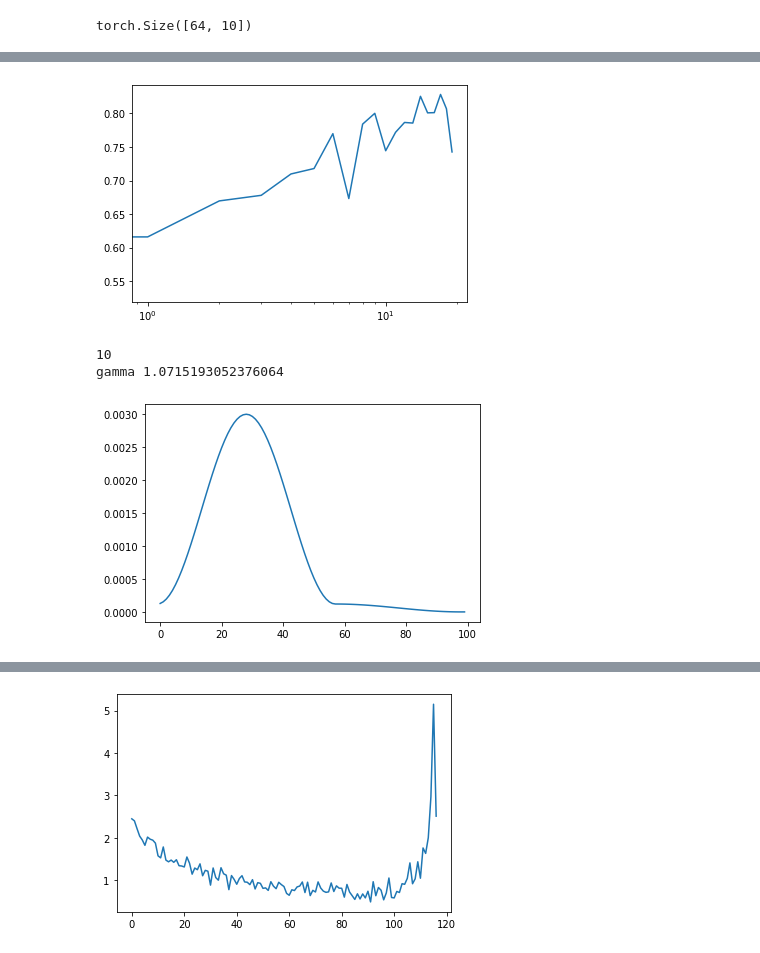
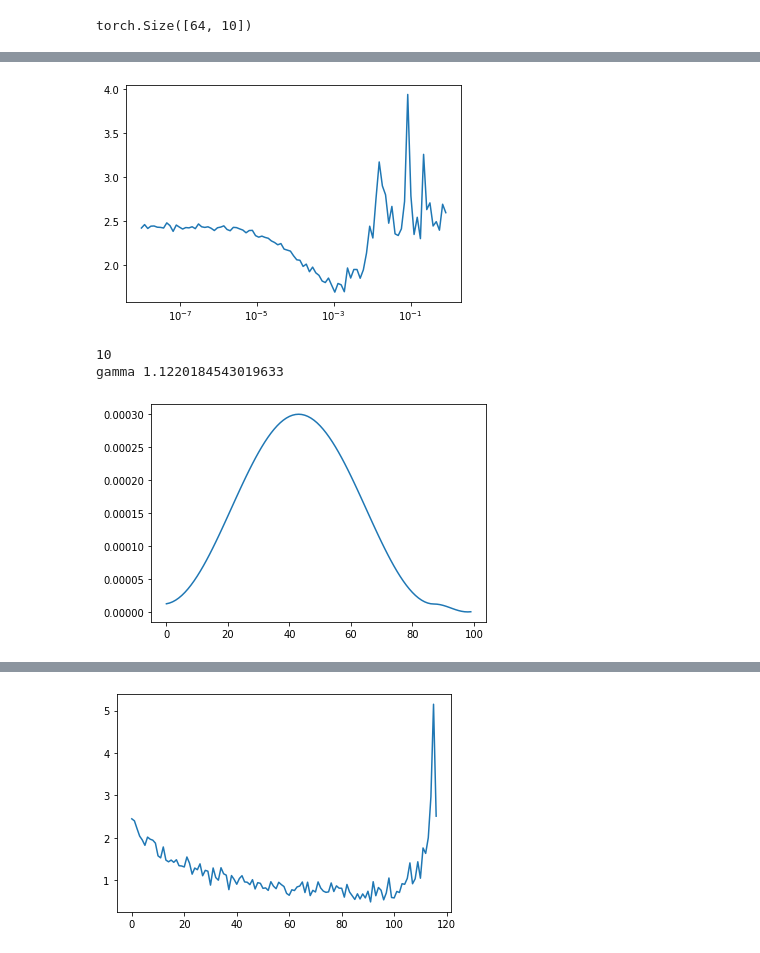
Before and after one commit to eisbetterthanpi/pytorch, a Jupyter notebook: fast.ipynb, the cells around one changed output, grey strips where cells are left out. Saved outputs shown, nothing was run; the diff lists cells and outputs as text; code cells hidden in the pictures.

```diff
--- a/fast.ipynb
+++ b/fast.ipynb
@@ -298,13 +298,7 @@ def test(dataloader, model, loss_fn, verbose=True):
 num_iter=20
 start_lr=3e-5
 end_lr= 3e-0
-# train_batches=100
-# test_batches=20
 loss_fn = nn.CrossEntropyLoss()
-# optimizer = torch.optim.AdamW(model.parameters(), lr=start_lr, betas=(0.9, 0.999), eps=1e-08, weight_decay=1e-2)
-# optimizer = torch.optim.AdamW(model.parameters(), lr=start_lr, betas=(0.9, 0.999), eps=1e-08, weight_decay=3e-6)
-# optimizer = torch.optim.SGD(model.parameters(), lr=start_lr, momentum=0.9)
-
 # # def lrfinder(model, optimizer, loss_fn, train_loader, start_lr=0.0001, end_lr=0.1, num_iter=20, train_batches=100, test_batches=20):
 # # def lrfinder(model, optimizer, loss_fn, train_loader, test_loader, start_lr=0.0001, end_lr=0.1, num_iter=20):
 # def lrfinder(start_lr=1e-07, end_lr=10, num_it=100): # , stop_div=True
@@ -344,18 +338,22 @@ loss_fn = nn.CrossEntropyLoss()
 #     return lr_list,acc_list
 #     # # base_lr ,max_lr
 
-def lrfinder(start_lr=1e-07, end_lr=10, num_it=100): # , stop_div=True
-    batch_size=64
+# def lrfinder(start_lr=1e-07, end_lr=10, num_iter=100): # , stop_div=True
+# def lrfinder(dataloader, start_lr=1e-5, end_lr=1e1, num_iter=200):
+def lrfinder(model1, dataloader, start_lr=1e-5, end_lr=1e1, num_iter=200):
+    scaler = torch.cuda.amp.GradScaler()
     acc_list=[]
     lr_list=[]
-    import copy
-    model1=copy.deepcopy(model)
+    loss_list=[]
+    # import copy
+    # model1 = ResNet(Bottleneck, [3,3,3], num_classes=10, num_channels=3).to(device)
+    # model1=copy.deepcopy(model)
     # for g in optimizer.param_groups: g['lr'] = start_lr
     optimizer = torch.optim.AdamW(model1.parameters(), lr=start_lr, betas=(0.9, 0.999), eps=1e-08, weight_decay=3e-6)
+    # optimizer = torch.optim.SGD(model1.parameters(), lr=start_lr, momentum=0.9)
     gamma = np.exp(np.log(end_lr/start_lr)/num_iter)
     scheduler = torch.optim.lr_scheduler.ExponentialLR(optimizer, gamma=gamma)
 
-# def strain(dataloader, model, loss_fn, optimizer, scheduler=None, verbose=True):
     size = len(dataloader.dataset)
     model.train()
     loader_iter = iter(dataloader)
@@ -364,24 +362,20 @@ def lrfinder(start_lr=1e-07, end_lr=10, num_it=100): # , stop_div=True
         x, y = next(loader_iter)
         sx, sy = x.to(device), y.to(device)
         optimizer.zero_grad()
-
         with torch.cuda.amp.autocast():
             pred = model(sx)
             loss = loss_fn(pred, sy)
         scaler.scale(loss).backward()
         scaler.step(optimizer)
         scaler.update()
-
         # loss.backward()
         # optimizer.step()
-        if (batch) % (size//(10* len(x))) == 0:
-            loss, current = loss.item(), batch * len(x)
-            if verbose: print(f"loss: {loss:>7f}  [{current:>5d}/{size:>5d}]")
 
         print("###### iter: ",t)
         lr=optimizer.param_groups[0]["lr"] # lr=scheduler.get_last_lr()[0]
-        lr_list.append(lr); loss_list.append(loss)#; acc_list.append(accuracy)
+        lr_list.append(lr); loss_list.append(loss.item())#; acc_list.append(accuracy)
         print("lr: ",lr)
+        print("loss: ",loss.item())
         # print("accuracy: ",accuracy)
 
         scheduler.step()
@@ -389,8 +383,14 @@ def lrfinder(start_lr=1e-07, end_lr=10, num_it=100): # , stop_div=True
     # # base_lr ,max_lr
 
 
+batch_size=512
+train_loader = torch.utils.data.DataLoader(train_dataset, batch_size=batch_size, shuffle=True, num_workers=4, pin_memory=True)
+model = ResNet(Bottleneck, [3,3,3], num_classes=10, num_channels=3).to(device)
+
 # lr_list, acc_list = lrfinder(model, optimizer, loss_fn, train_loader, start_lr, end_lr, num_iter, train_batches, test_batches)
 # lr_list, acc_list = lrfinder(model, optimizer, loss_fn, train_loader, test_loader, start_lr, end_lr, num_iter)
-lr_list, acc_list = lrfinder(start_lr=1e-5, end_lr=1e1, num_iter=200)
+# lr_list, acc_list = lrfinder(start_lr=1e-5, end_lr=1e1, num_iter=200)
+# lr_list, acc_list = lrfinder(train_loader, start_lr=1e-5, end_lr=1e1, num_iter=200)
+lr_list, loss_list = lrfinder(model, train_loader, start_lr=1e-8, end_lr=1e0, num_iter=97) #195(256)
 # %% [output]
 ###### iter:  0
@@ -413,12 +413,14 @@ lr:  0.05334838230116775
 # %%
 import matplotlib.pyplot as plt
 # plt.plot(lr_list,acc_list)
-plt.plot(acc_list)
+# plt.plot(acc_list)
+plt.plot(lr_list, loss_list)
+# plt.plot(lr_list[:-40], loss_list[:-40])
 plt.xscale('log')
 plt.show()
 plt.close()
 # %% [output]
-[figure, old version]
+[figure, new version]
 # %%
 
 import time
@@ -440,7 +442,7 @@ print(num_batches)
 epochs = 10 #5 20
 num_iter= epochs*num_batches #20
 
-base_lr ,max_lr = 3e-5, 3e-3
+base_lr ,max_lr = 3e-5, 3e-4
 
 # (1e-5/1e-1)=gamma**(num_batches*epochs)
 # gamma = np.exp(np.log(1e-4/1e-1)/(num_batches*epochs))
@@ -471,8 +473,8 @@ plt.plot(lr_list)
 plt.show()
 # %% [output]
 10
-gamma 1.0715193052376064
+gamma 1.1220184543019633
-[figure, old version]
+[figure, new version]
 # %%
 # @title wwwwwwwww
 import time
```
Also changed, not shown: parts of 2 cells of this notebook.
